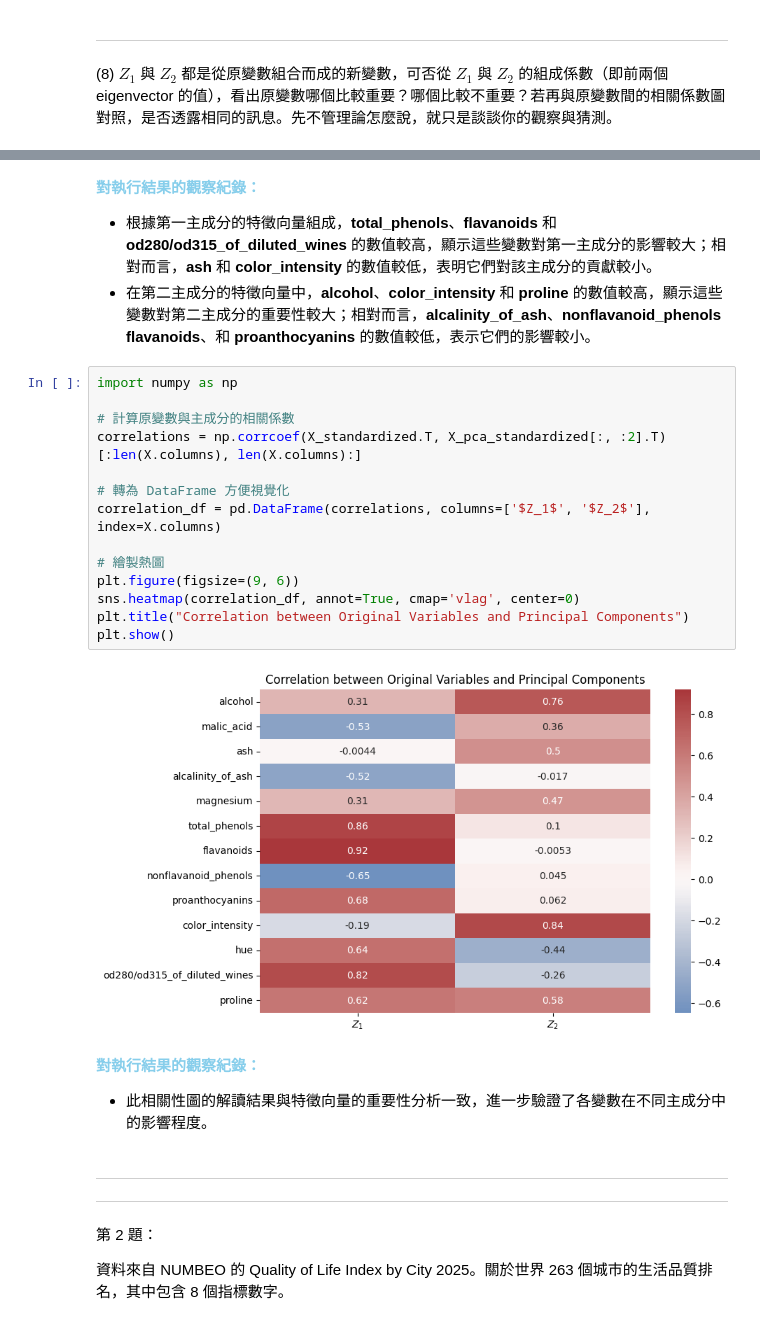
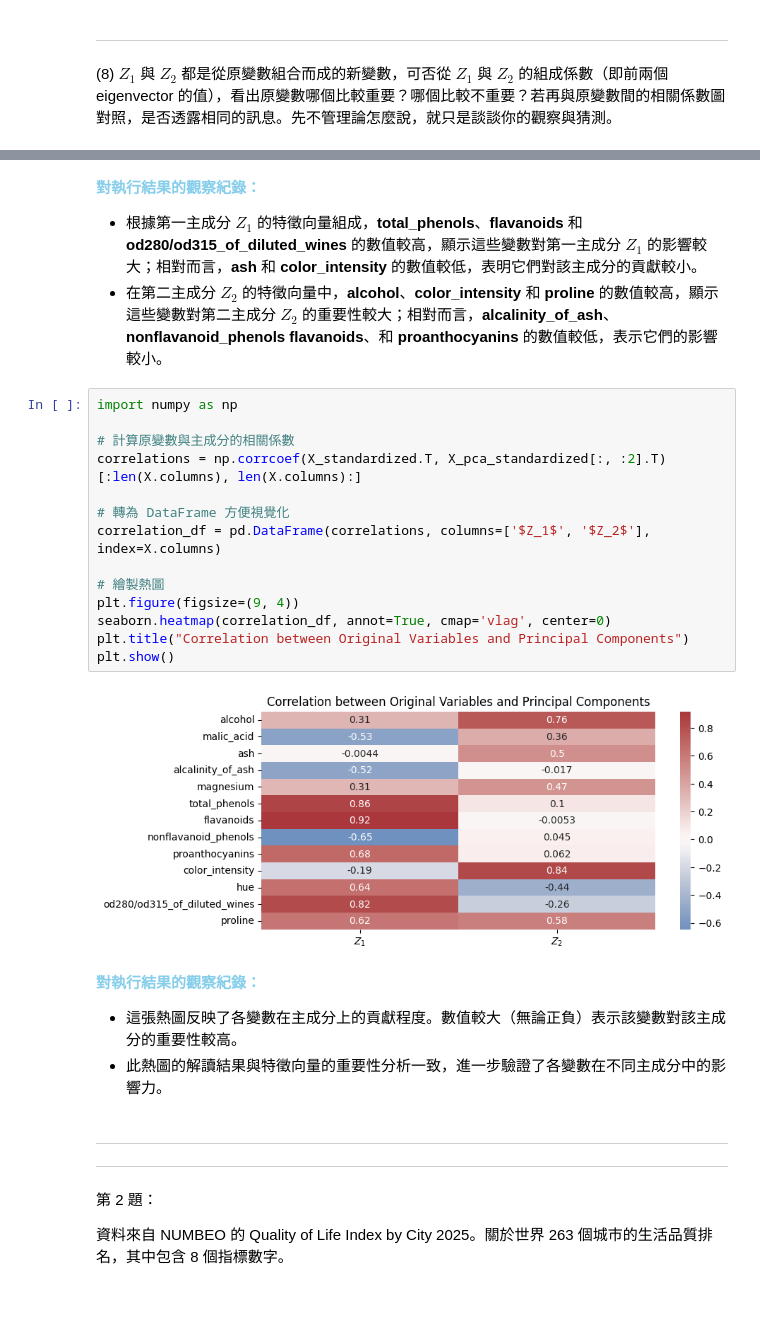
Before and after one commit to Hank8ntpu/InClassCoding, a Jupyter notebook: homework_demo.ipynb, the cells around one changed output, grey strips where cells are left out. Cells and saved outputs as stored; diff of their text form.

```diff
--- a/homework_demo.ipynb
+++ b/homework_demo.ipynb
@@ -343,26 +328,27 @@ proline                           0.364903
 # %% [markdown]
 **<font color=skyblue>對執行結果的觀察紀錄：</font>**
-- 根據第一主成分的特徵向量組成，**total_phenols**、**flavanoids** 和 **od280/od315_of_diluted_wines** 的數值較高，顯示這些變數對第一主成分的影響較大；相對而言，**ash** 和 **color_intensity** 的數值較低，表明它們對該主成分的貢獻較小。
-- 在第二主成分的特徵向量中，**alcohol**、**color_intensity** 和 **proline** 的數值較高，顯示這些變數對第二主成分的重要性較大；相對而言，**alcalinity_of_ash**、**nonflavanoid_phenols** **flavanoids**、和 **proanthocyanins** 的數值較低，表示它們的影響較小。
+- 根據第一主成分 $Z_1$ 的特徵向量組成，**total_phenols**、**flavanoids** 和 **od280/od315_of_diluted_wines** 的數值較高，顯示這些變數對第一主成分 $Z_1$ 的影響較大；相對而言，**ash** 和 **color_intensity** 的數值較低，表明它們對該主成分的貢獻較小。
+- 在第二主成分 $Z_2$ 的特徵向量中，**alcohol**、**color_intensity** 和 **proline** 的數值較高，顯示這些變數對第二主成分 $Z_2$ 的重要性較大；相對而言，**alcalinity_of_ash**、**nonflavanoid_phenols** **flavanoids**、和 **proanthocyanins** 的數值較低，表示它們的影響較小。
 # %%
 import numpy as np
 
 # 計算原變數與主成分的相關係數
 correlations = np.corrcoef(X_standardized.T, X_pca_standardized[:, :2].T)[:len(X.columns), len(X.columns):]
 
 # 轉為 DataFrame 方便視覺化
 correlation_df = pd.DataFrame(correlations, columns=['$Z_1$', '$Z_2$'], index=X.columns)
 
 # 繪製熱圖
-plt.figure(figsize=(9, 6))
-sns.heatmap(correlation_df, annot=True, cmap='vlag', center=0)
+plt.figure(figsize=(9, 4))
+seaborn.heatmap(correlation_df, annot=True, cmap='vlag', center=0)
 plt.title("Correlation between Original Variables and Principal Components")
 plt.show()
 # %% [output]
-[figure, old version]
+[figure, new version]
 # %% [markdown]
 **<font color=skyblue>對執行結果的觀察紀錄：</font>**
-- 此相關性圖的解讀結果與特徵向量的重要性分析一致，進一步驗證了各變數在不同主成分中的影響程度。
+- 這張熱圖反映了各變數在主成分上的貢獻程度。數值較大（無論正負）表示該變數對該主成分的重要性較高。
+- 此熱圖的解讀結果與特徵向量的重要性分析一致，進一步驗證了各變數在不同主成分中的影響力。
 # %% [markdown]
 <hr><hr>
 
```
Also changed, not shown: parts of 12 cells of this notebook, 2 other files.
